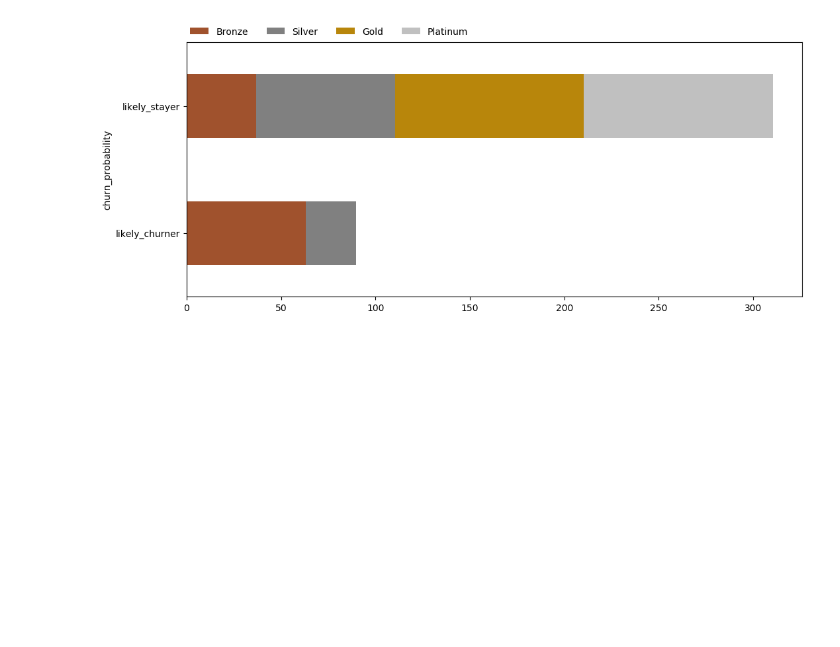
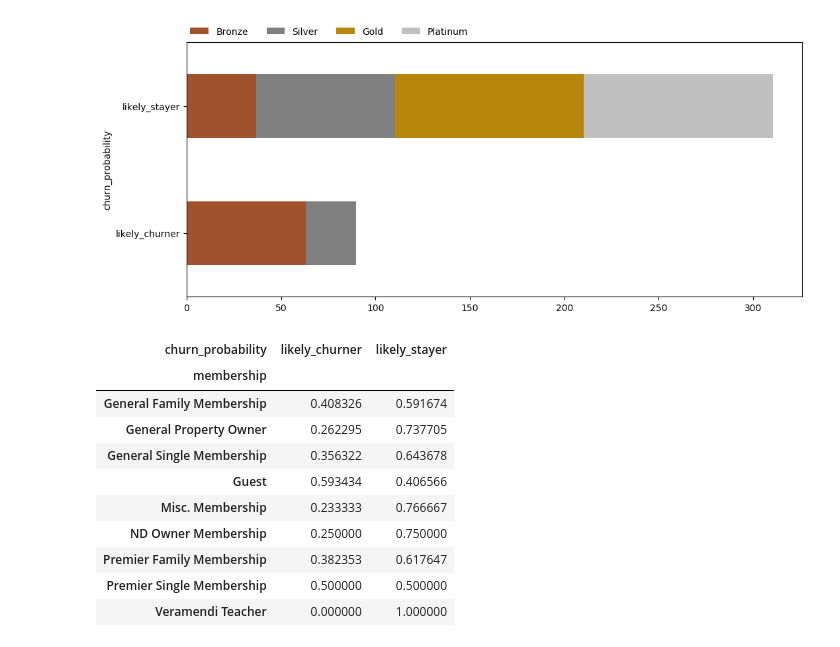
Before and after one commit to crisgiovanoni/jncc_project, a Jupyter notebook: modeling.ipynb, the cells around one changed output. Saved outputs shown, nothing was run; the diff lists cells and outputs as text; code cells hidden in the pictures; blank space fills up the shorter version.

```diff
--- a/modeling.ipynb
+++ b/modeling.ipynb
@@ -1292,0 +1295,14 @@ plt.show()
+# %%
+member_churn
+# %% [output]
+| churn_probability | likely_churner | likely_stayer |
+| membership |  |  |
+| General Family Membership | 0.408326 | 0.591674 |
+| General Property Owner | 0.262295 | 0.737705 |
+| General Single Membership | 0.356322 | 0.643678 |
+| Guest | 0.593434 | 0.406566 |
+| Misc. Membership | 0.233333 | 0.766667 |
+| ND Owner Membership | 0.250000 | 0.750000 |
+| Premier Family Membership | 0.382353 | 0.617647 |
+| Premier Single Membership | 0.500000 | 0.500000 |
+| Veramendi Teacher | 0.000000 | 1.000000 |
```
Also changed, not shown: parts of 15 cells of this notebook.
